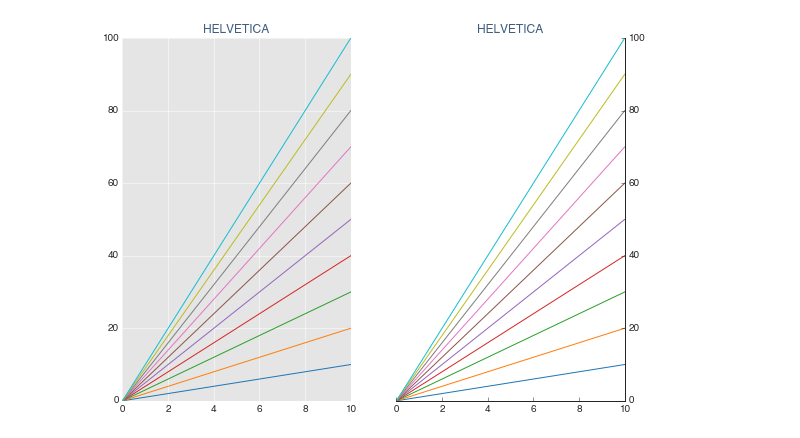
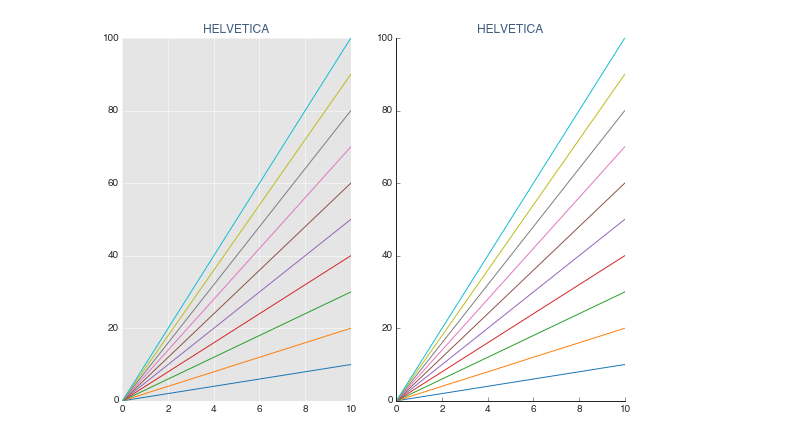
Before and after one commit to gillenbrown/betterplotlib, a Jupyter notebook: examples/ppl_demo.ipynb, the cells around one changed output. Drawn from its saved outputs; the diff is of its cells as text; code cells hidden in the pictures.

```diff
--- a/examples/ppl_demo.ipynb
+++ b/examples/ppl_demo.ipynb
@@ -8,15 +8,15 @@ from palettable.tableau import Tableau_10
 # %%
 fig, axs = plt.subplots(figsize=(9,6.5), ncols=2)
 ppl.make_ax_dark(axs[0])
 xs = range(0, 11)
 
-ppl.remove_spines(axs[1], ["left", "top"])
+ppl.remove_spines(axs[1], ["right", "top"])
 for i, c in enumerate(Tableau_10.hex_colors):
     ys = [(i+1)*x for x in xs]
     for ax in axs:
 
         ax.plot(xs, ys, c=c)
         ax.set_xlim([0, 10])
         ax.set_title("HELVETICA", color=ppl.steel_blue)
 # %% [output]
-[figure, old version]
+[figure, new version]
```
Also changed, not shown: 3 other files.
